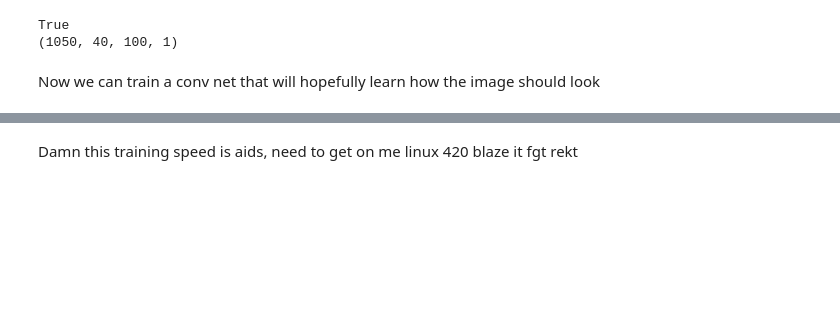
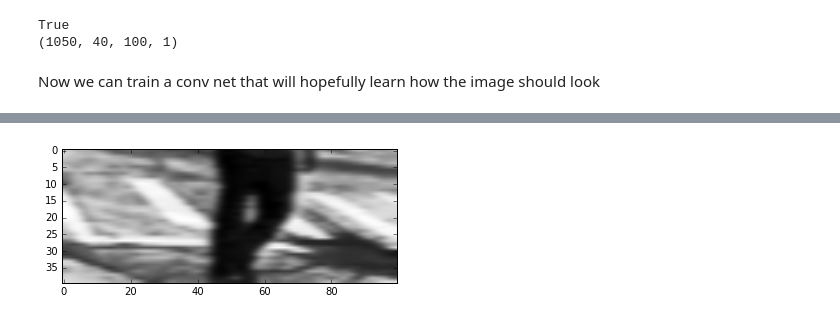
Before and after one commit to maxpolaczuk/Super-resolution-convolution-neural-nets, a Jupyter notebook: Car SuperResolution.ipynb, the cells around one changed output, grey strips where cells are left out. Cells and saved outputs as stored; diff of their text form; code cells hidden in the pictures; blank space fills up the shorter version.

```diff
--- a/Car SuperResolution.ipynb
+++ b/Car SuperResolution.ipynb
@@ -59,9 +34,9 @@ pyplot.show()
 # %%
 def input_creator(img):
     ''' takes input picture and adds some noise to it '''
-    ima = 1*image
-    for i in range(len(image)):
-        ima[i] = gaussian_filter(image[i],sigma = 1.5)
+    ima = 1*img
+    for i in range(len(img)):
+        ima[i] = gaussian_filter(img[i],sigma = 1.5)
 
     return(ima)
 # %%
@@ -156,4 +129,2 @@ Epoch 1/1
-# %% [markdown]
-Damn this training speed is aids, need to get on me linux 420 blaze it fgt rekt
 # %%
 pred = model.predict(inputs)
@@ -160,2 +134,8 @@ pred = model.predict(inputs)
+# %%
+''' Input (noisy picture) '''
+pyplot.imshow(np.reshape(inputs[pic],(40,100)), pyplot.cm.gray)
+pyplot.show()
+# %% [output]
+[figure, added]
 # %%
 ''' view these predictions... '''
```
Also changed, not shown: parts of 13 cells of this notebook.
